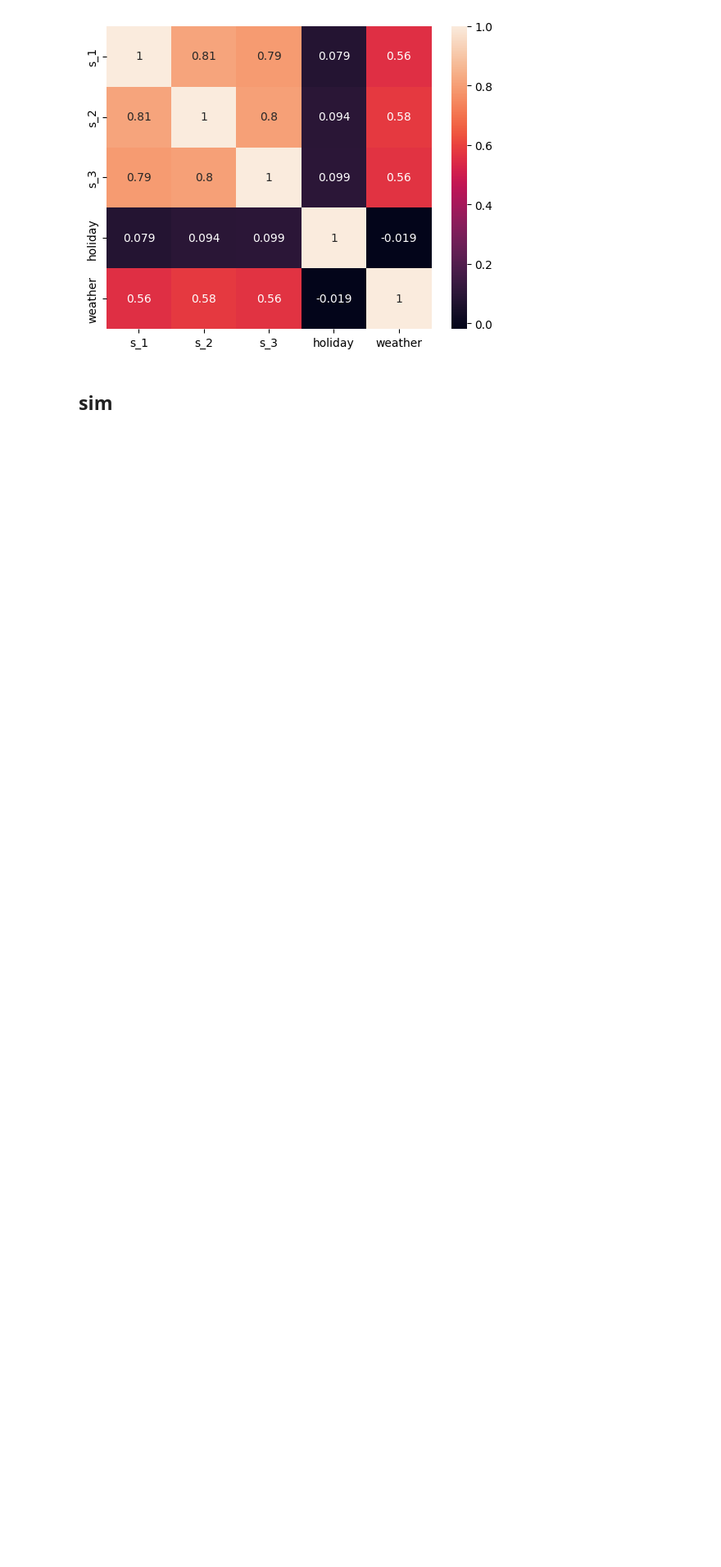
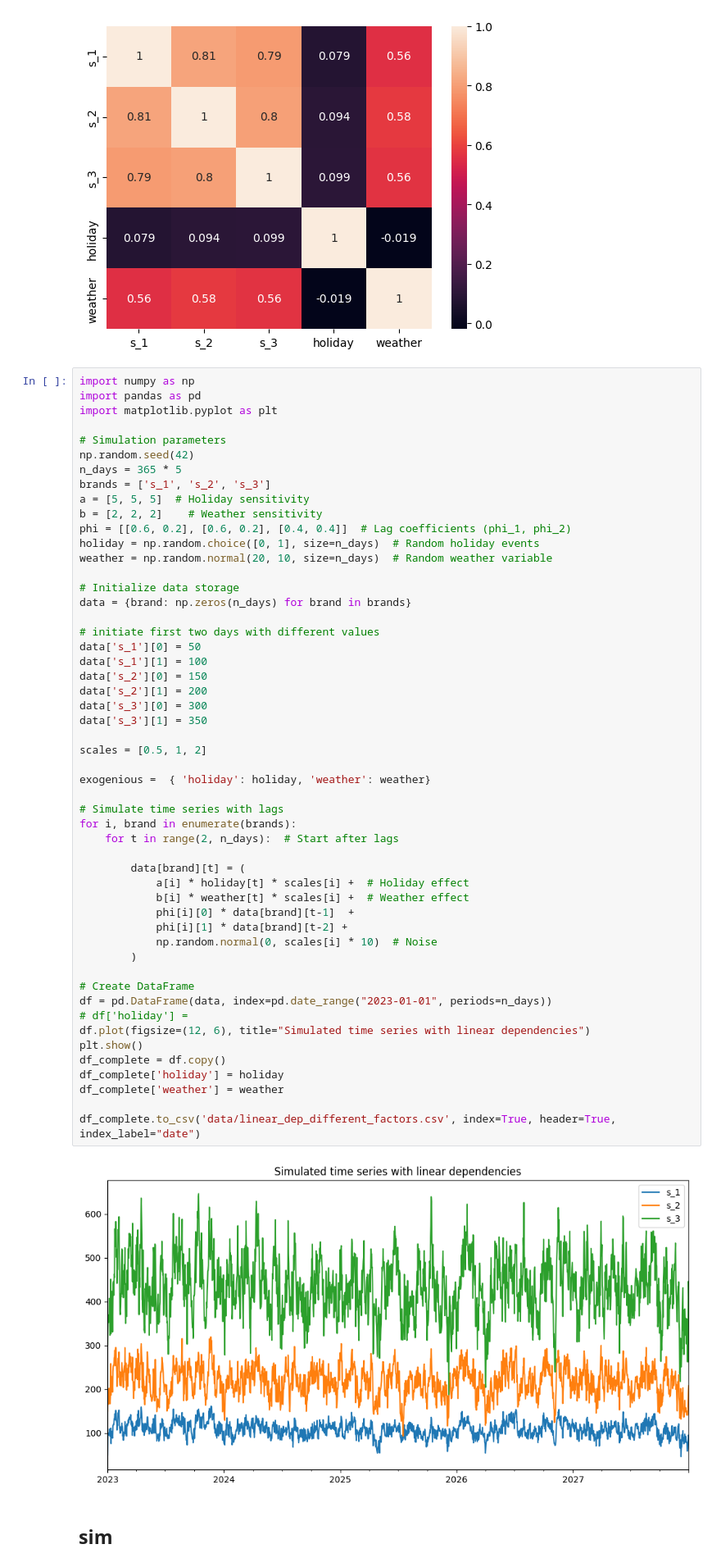
Before and after one commit to mkk-phd-work/feature_importance_challenges, a Jupyter notebook: datagen_linear.ipynb, the cells around one changed output. Shown: that part at 82% size. Drawn from its saved outputs; the diff is of its cells as text; blank space fills up the shorter version.

```diff
--- a/datagen_linear.ipynb
+++ b/datagen_linear.ipynb
@@ -71,6 +71,60 @@ plt.show()
 [figure]
 [figure]
 [figure]
+# %%
+import numpy as np
+import pandas as pd
+import matplotlib.pyplot as plt
+
+# Simulation parameters
+np.random.seed(42)
+n_days = 365 * 5
+brands = ['s_1', 's_2', 's_3']
+a = [5, 5, 5]  # Holiday sensitivity
+b = [2, 2, 2]    # Weather sensitivity
+phi = [[0.6, 0.2], [0.6, 0.2], [0.4, 0.4]]  # Lag coefficients (phi_1, phi_2)
+holiday = np.random.choice([0, 1], size=n_days)  # Random holiday events
+weather = np.random.normal(20, 10, size=n_days)  # Random weather variable
+
+# Initialize data storage
+data = {brand: np.zeros(n_days) for brand in brands}
+
+# initiate first two days with different values
+data['s_1'][0] = 50
+data['s_1'][1] = 100
+data['s_2'][0] = 150
+data['s_2'][1] = 200
+data['s_3'][0] = 300
+data['s_3'][1] = 350
+
+scales = [0.5, 1, 2]
+
+exogenious =  { 'holiday': holiday, 'weather': weather}
+
+# Simulate time series with lags
+for i, brand in enumerate(brands):
+    for t in range(2, n_days):  # Start after lags
+
+        data[brand][t] = (
+            a[i] * holiday[t] * scales[i] +  # Holiday effect
+            b[i] * weather[t] * scales[i] +  # Weather effect
+            phi[i][0] * data[brand][t-1]  +
+            phi[i][1] * data[brand][t-2] +
+            np.random.normal(0, scales[i] * 10)  # Noise
+        )
+
+# Create DataFrame
+df = pd.DataFrame(data, index=pd.date_range("2023-01-01", periods=n_days))
+# df['holiday'] =
+df.plot(figsize=(12, 6), title="Simulated time series with linear dependencies")
+plt.show()
+df_complete = df.copy()
+df_complete['holiday'] = holiday
+df_complete['weather'] = weather
+
+df_complete.to_csv('data/linear_dep_different_factors.csv', index=True, header=True, index_label="date")
+# %% [output]
+[figure, added]
 # %% [markdown]
 ## sim
 # %%
```
Also changed, not shown: 5 other files.
